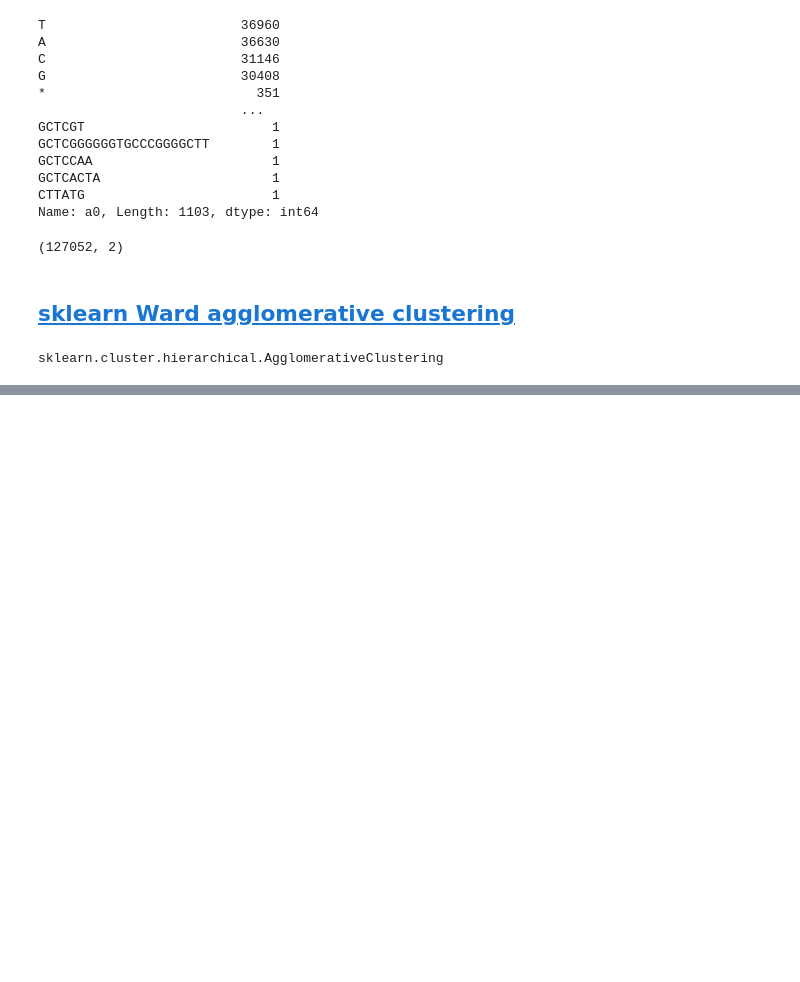
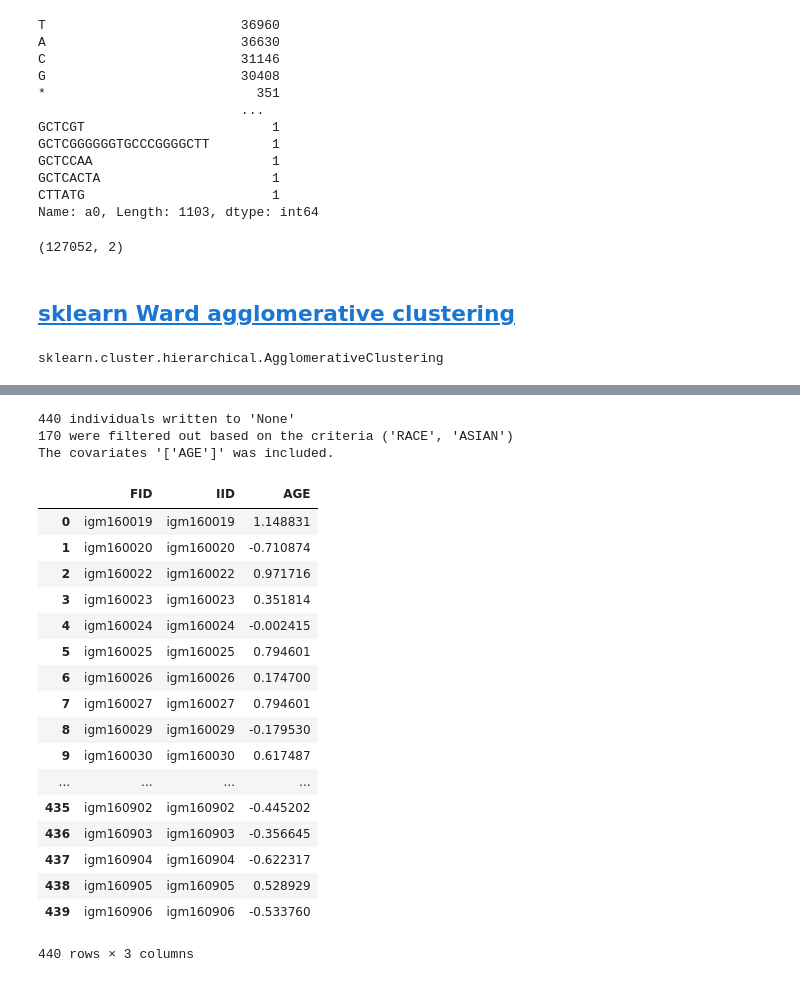
Before and after one commit to matthiaszeller/HBV, a Jupyter notebook: Host genotypes - Analysis.ipynb, the cells around one changed output, grey strips where cells are left out. Saved outputs shown, nothing was run; the diff lists cells and outputs as text; code cells hidden in the pictures; blank space fills up the shorter version.

```diff
--- a/Host genotypes - Analysis.ipynb
+++ b/Host genotypes - Analysis.ipynb
@@ -382,0 +434,25 @@ sklearn.cluster.hierarchical.AgglomerativeClustering
+# %%
+common.write_phenotypes(fam=PATH_HOST_CLEAN_DATA, phenotype=['AGE'], covariates=True,
+                        criteria=('RACE', 'ASIAN'), transform='center-scale')
+# %% [output]
+440 individuals written to 'None'
+170 were filtered out based on the criteria ('RACE', 'ASIAN')
+The covariates '['AGE']' was included.
+|  | FID | IID | AGE |
+| 0 | igm160019 | igm160019 | 1.148831 |
+| 1 | igm160020 | igm160020 | -0.710874 |
+| 2 | igm160022 | igm160022 | 0.971716 |
+| 3 | igm160023 | igm160023 | 0.351814 |
+| 4 | igm160024 | igm160024 | -0.002415 |
+| 5 | igm160025 | igm160025 | 0.794601 |
+| 6 | igm160026 | igm160026 | 0.174700 |
+| 7 | igm160027 | igm160027 | 0.794601 |
+| 8 | igm160029 | igm160029 | -0.179530 |
+| 9 | igm160030 | igm160030 | 0.617487 |
+| ... | ... | ... | ... |
+| 435 | igm160902 | igm160902 | -0.445202 |
+| 436 | igm160903 | igm160903 | -0.356645 |
+| 437 | igm160904 | igm160904 | -0.622317 |
+| 438 | igm160905 | igm160905 | 0.528929 |
+| 439 | igm160906 | igm160906 | -0.533760 |
+440 rows × 3 columns
```
Also changed, not shown: parts of 13 cells of this notebook, 3 other files.
